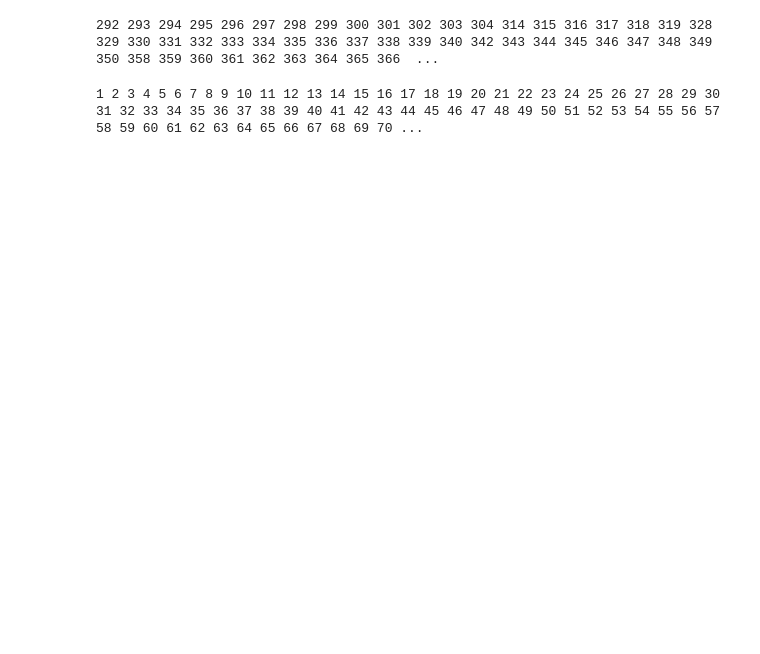
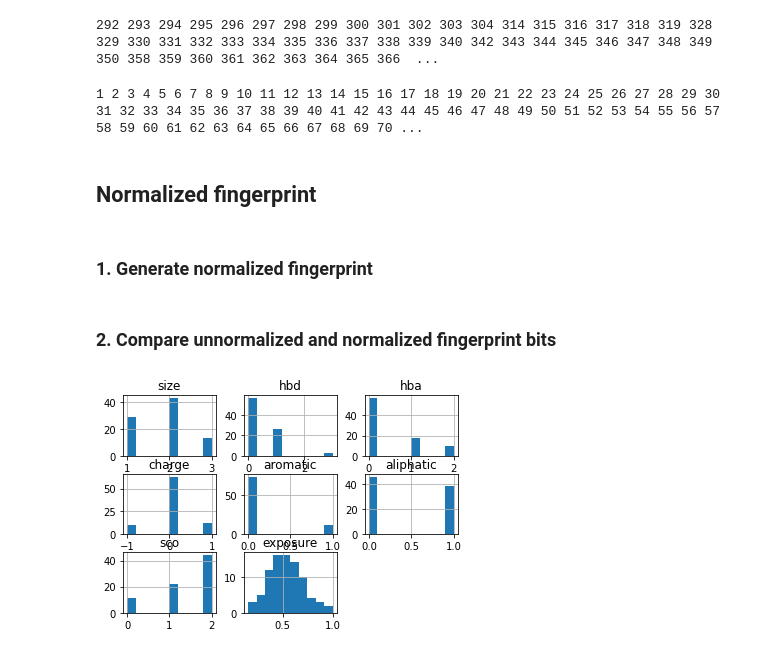
Before and after one commit to volkamerlab/kissim, a Jupyter notebook: docs/tutorials/fingerprint.ipynb, the cells around one changed output. Drawn from its saved outputs; the diff is of its cells as text; code cells hidden in the pictures; blank space fills up the shorter version.

```diff
--- a/docs/tutorials/fingerprint.ipynb
+++ b/docs/tutorials/fingerprint.ipynb
@@ -123,3 +141,7 @@ print(*fingerprint.residue_ids)
 print(*fingerprint.residue_ixs)
 # %% [output]
 1 2 3 4 5 6 7 8 9 10 11 12 13 14 15 16 17 18 19 20 21 22 23 24 25 26 27 28 29 30 31 32 33 34 35 36 37 38 39 40 41 42 43 44 45 46 47 48 49 50 51 52 53 54 55 56 57 58 59 60 61 62 63 64 65 66 67 68 69 70 ...
+# %% [markdown]
+## Normalized fingerprint
+# %% [markdown]
+### 1. Generate normalized fingerprint
@@ -125,0 +150,6 @@ print(*fingerprint.residue_ixs)
+# %% [markdown]
+### 2. Compare unnormalized and normalized fingerprint bits
+# %%
+fingerprint.physicochemical.hist();
+# %% [output]
+[figure, added]
```
Also changed, not shown: parts of 9 cells of this notebook.
